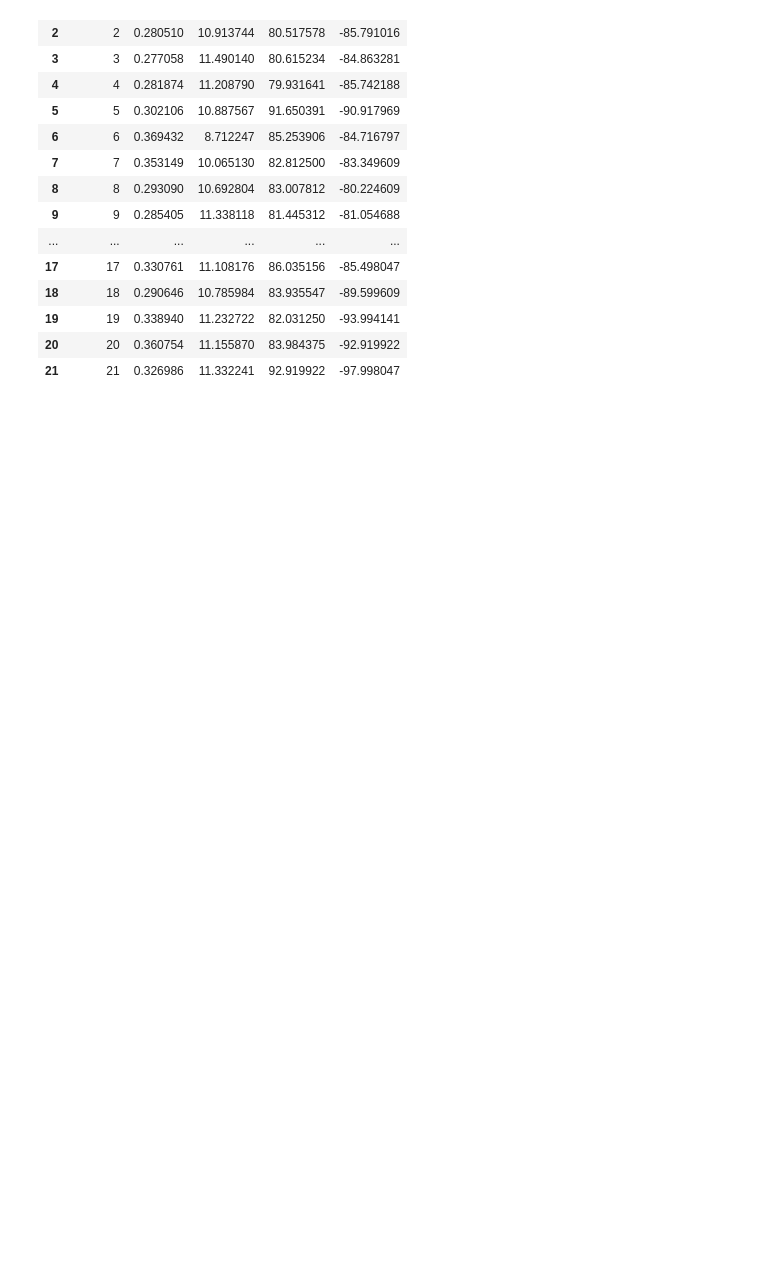
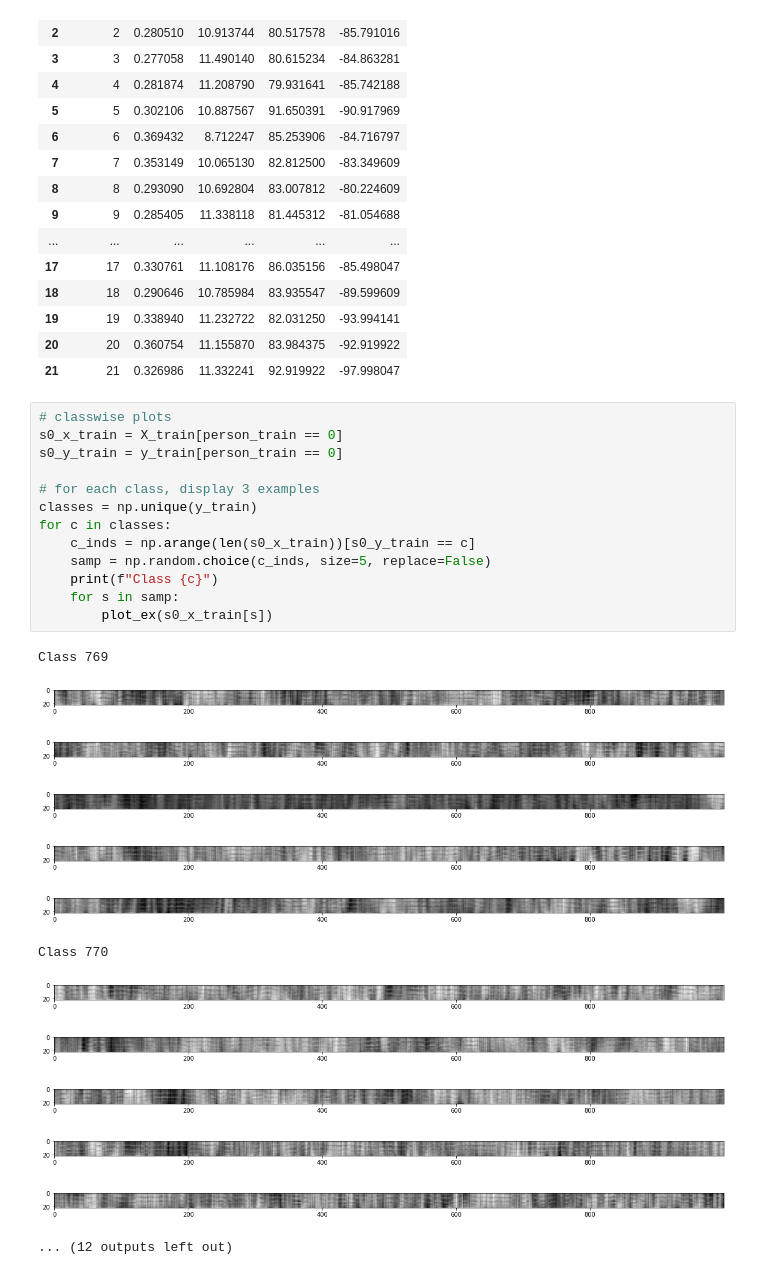
Before and after one commit to TaykhoomDalal/ECE_C147_Project, a Jupyter notebook: Data Analysis.ipynb, the cells around one changed output. Drawn from its saved outputs; the diff is of its cells as text; blank space fills up the shorter version.

```diff
--- a/Data Analysis.ipynb
+++ b/Data Analysis.ipynb
@@ -77,3 +77,30 @@ X_train stats
 | 19 | 19 | 0.338940 | 11.232722 | 82.031250 | -93.994141 |
 | 20 | 20 | 0.360754 | 11.155870 | 83.984375 | -92.919922 |
 | 21 | 21 | 0.326986 | 11.332241 | 92.919922 | -97.998047 |
+# %%
+# classwise plots
+s0_x_train = X_train[person_train == 0]
+s0_y_train = y_train[person_train == 0]
+
+# for each class, display 3 examples
+classes = np.unique(y_train)
+for c in classes:
+    c_inds = np.arange(len(s0_x_train))[s0_y_train == c]
+    samp = np.random.choice(c_inds, size=5, replace=False)
+    print(f"Class {c}")
+    for s in samp:
+        plot_ex(s0_x_train[s])
+# %% [output]
+Class 769
+[figure, added]
+[figure, added]
+[figure, added]
+[figure, added]
+[figure, added]
+Class 770
+[figure, added]
+[figure, added]
+[figure, added]
+[figure, added]
+[figure, added]
+... (12 outputs left out)
```
